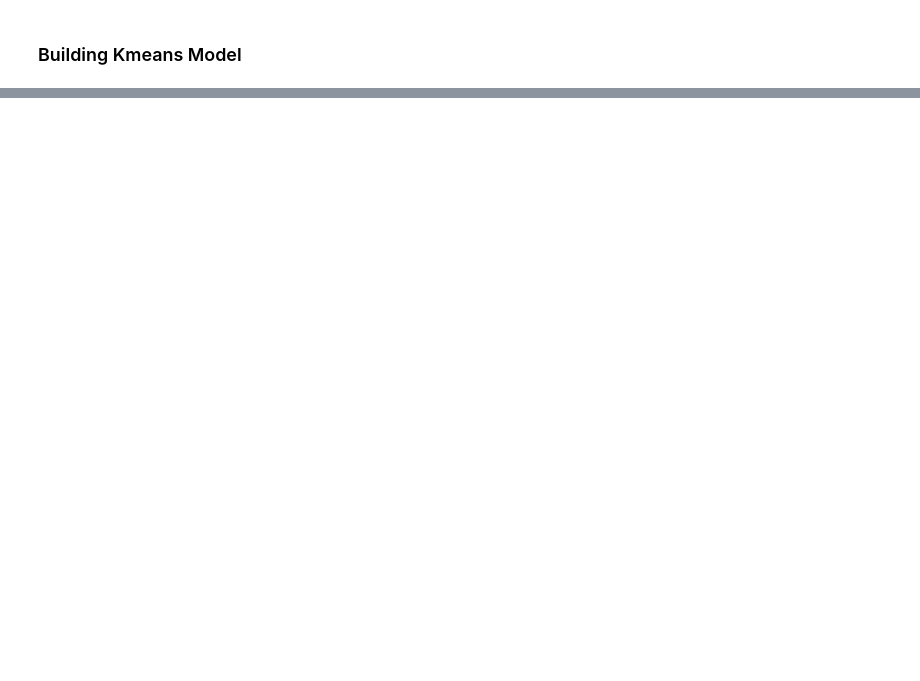
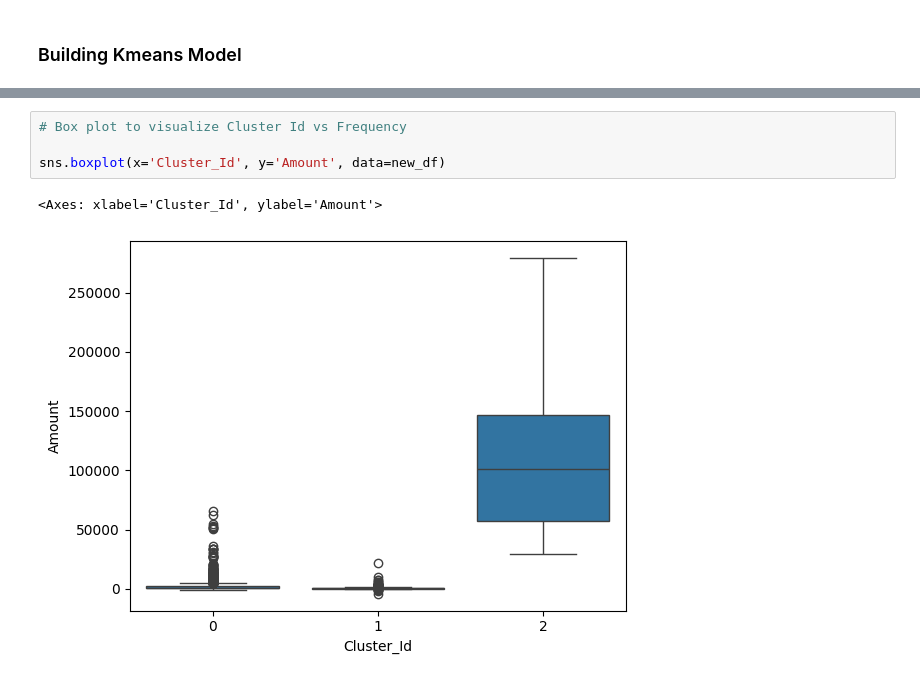
Before and after one commit to Jmucheke/Retail-EDA-kmeans, a Jupyter notebook: kmeans-retail.ipynb, the cells around one changed output, grey strips where cells are left out. Cells and saved outputs as stored; diff of their text form; blank space fills up the shorter version.

```diff
--- a/kmeans-retail.ipynb
+++ b/kmeans-retail.ipynb
@@ -376,0 +436,7 @@ plt.plot(fits)
+# %%
+# Box plot to visualize Cluster Id vs Frequency
+
+sns.boxplot(x='Cluster_Id', y='Amount', data=new_df)
+# %% [output]
+<Axes: xlabel='Cluster_Id', ylabel='Amount'>
+[figure, added]
```
Also changed, not shown: parts of 13 cells of this notebook.
